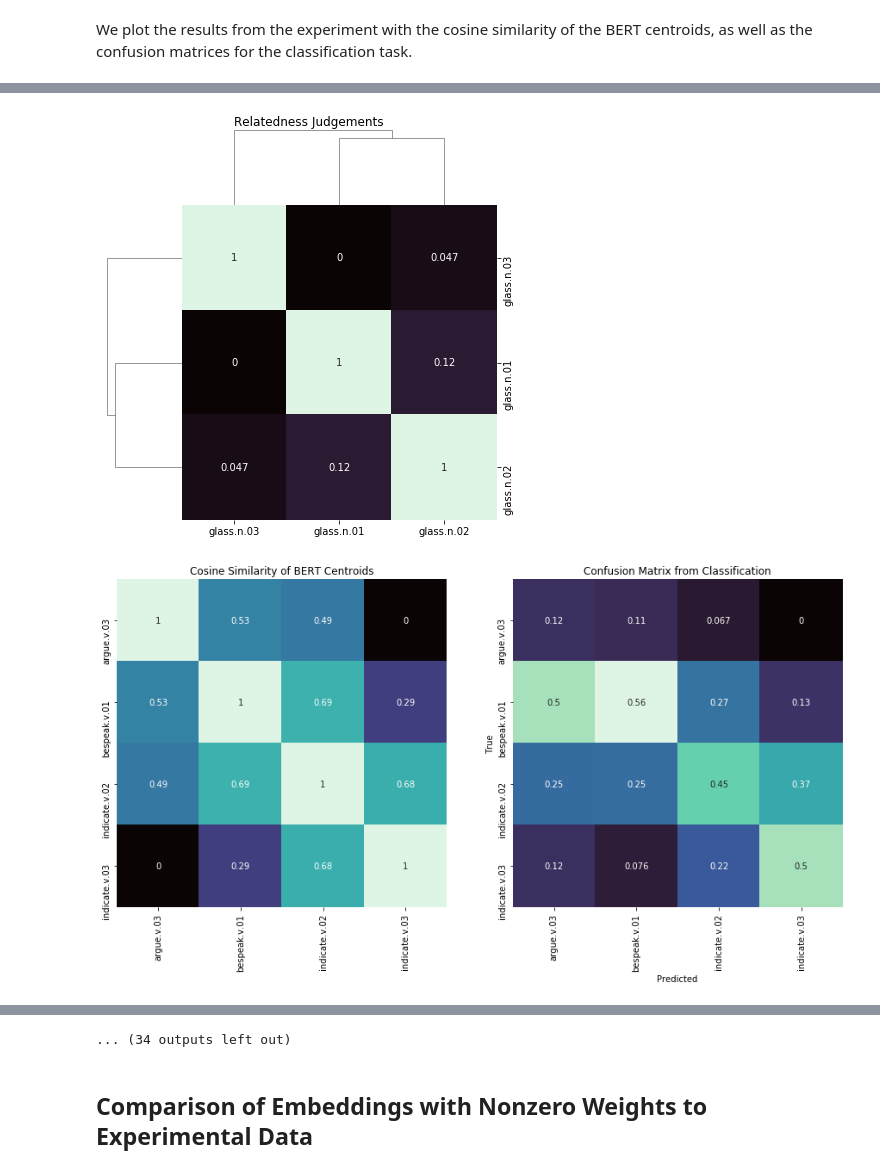
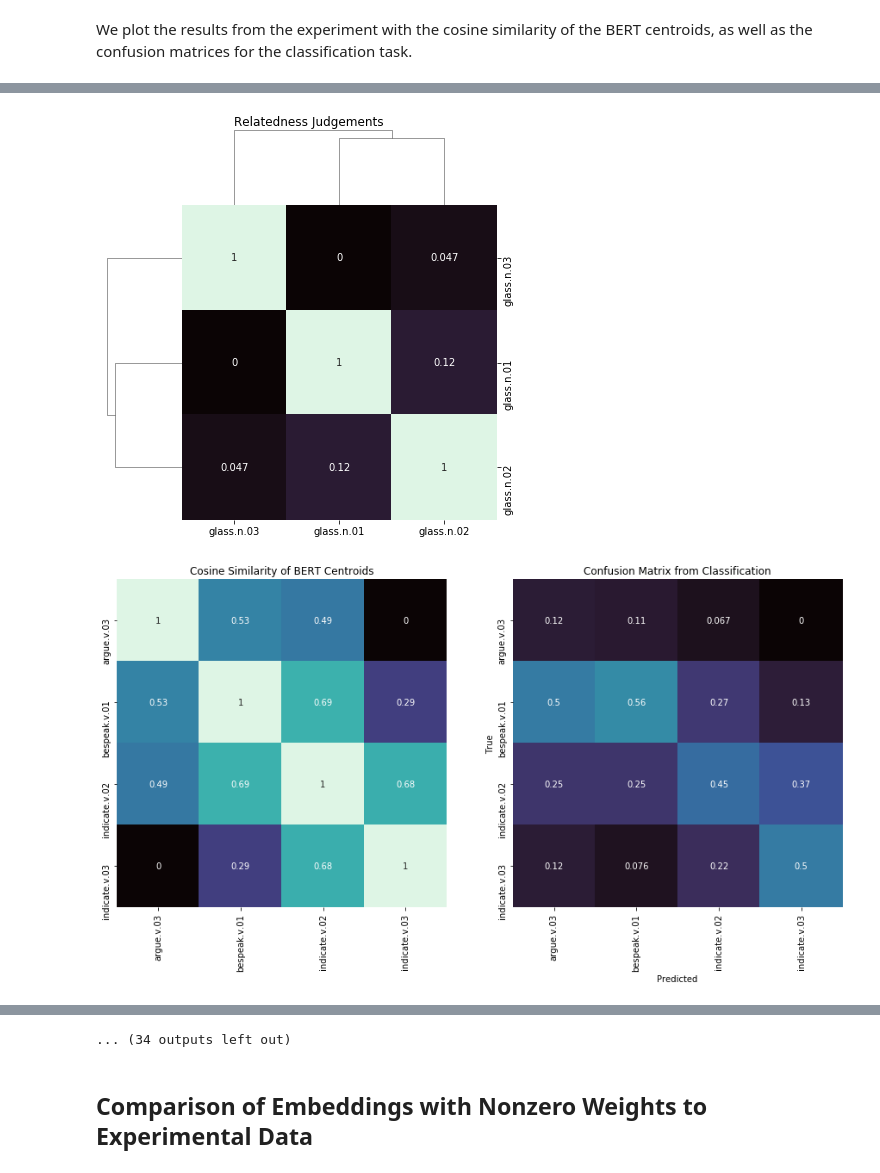
Before and after one commit to sathvikn/bert-wordsense, a Jupyter notebook: codebase/notebooks/logistic_test.ipynb, the cells around one changed output, grey strips where cells are left out. Drawn from its saved outputs; the diff is of its cells as text; code cells hidden in the pictures.

```diff
--- a/codebase/notebooks/logistic_test.ipynb
+++ b/codebase/notebooks/logistic_test.ipynb
@@ -80,7 +100,7 @@ for w in test_words:
     matrices[w]['expt'] = avg_reported
     senses = np.array([fb_to_local(s) for s in get_senses(db, w.replace('.', '_'))])
     cg = sns.clustermap(mtx_to_df(1 - avg_reported, senses), cmap = 'mako', annot = True, figsize = (6, 6),
-                           cbar_pos = None)
+                           cbar_pos = None, vmin = 0, vmax = 1)
     cg.fig.suptitle('Relatedness Judgements', y = 1)
 
     reordered_sense_indices = cg.dendrogram_row.reordered_ind
@@ -91,14 +111,14 @@ for w in test_words:
     bert_cs = normalize_cos_dist(bert_cs)
     matrices[w]['bert'] = bert_cs
     bcs_fig = sns.heatmap(mtx_to_df(1 - bert_cs, senses, reorder = reordered_sense_indices),
-                          ax = ax1, annot = True, cmap = 'mako', cbar = False)
+                          ax = ax1, annot = True, cmap = 'mako', cbar = False,  vmin = 0, vmax = 1)
     bcs_fig.set_title("Cosine Similarity of BERT Centroids")
 
     word_matrices = model_data[w]['confusion_matrices']
     agg_confusion = np.sum(np.asarray(word_matrices), axis = 0)
     agg_confusion = np.nan_to_num(agg_confusion / np.sum(agg_confusion, axis = 0))
     conf_fig = sns.heatmap(mtx_to_df(agg_confusion, senses, reorder = reordered_sense_indices),
-                           cmap = 'mako', ax = ax2, annot = True, cbar = False)
+                           cmap = 'mako', ax = ax2, annot = True, cbar = False,  vmin = 0, vmax = 1)
     conf_fig.set_title("Confusion Matrix from Classification")
     ax2.set_xlabel("Predicted")
     ax2.set_ylabel("True")
@@ -110,7 +130,7 @@ for w in test_words:
 [figure]
 [figure]
 [figure]
 [figure]
 [figure]
-[figure, old version]
+[figure, new version]
 [figure]
```
Also changed, not shown: parts of 2 cells of this notebook.
